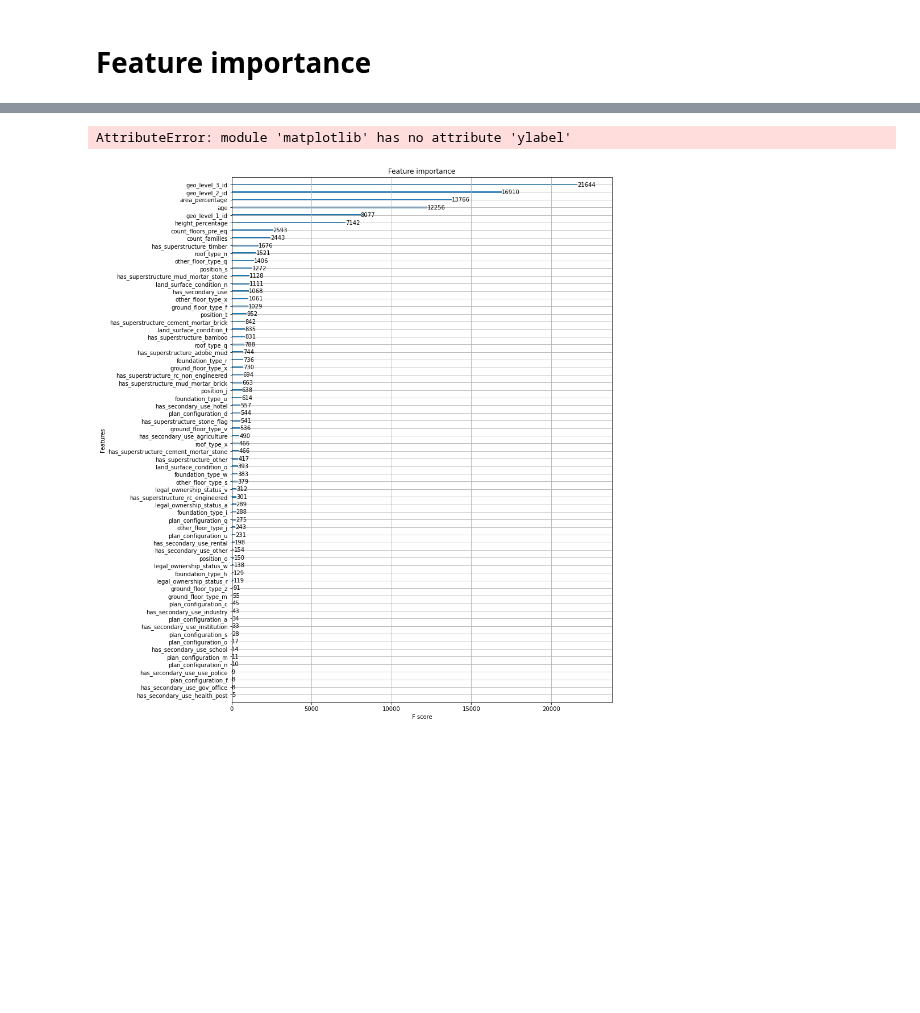
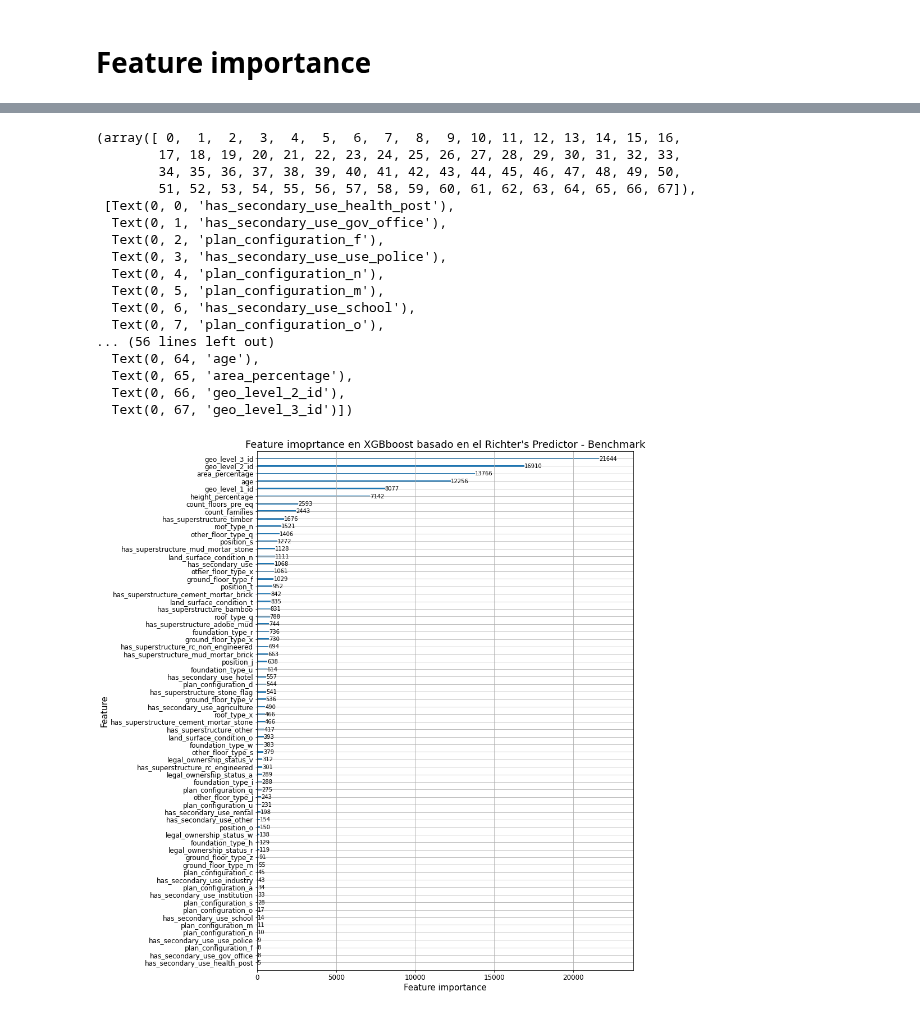
Before and after one commit to GuidoBergman/Datos---TP2-, a Jupyter notebook: tp2_XGB_baseline-continuacion.ipynb, the cells around one changed output, grey strips where cells are left out. Cells and saved outputs as stored; diff of their text form; code cells hidden in the pictures; blank space fills up the shorter version.

```diff
--- a/tp2_XGB_baseline-continuacion.ipynb
+++ b/tp2_XGB_baseline-continuacion.ipynb
@@ -282,16 +282,33 @@ XGBClassifier(base_score=0.5, booster='gbtree', colsample_bylevel=1,
               reg_lambda=1, scale_pos_weight=None, subsample=1,
               tree_method='exact', validate_parameters=1, verbosity=0)
 # %%
-import matplotlib as plt
+import matplotlib.pyplot as plt
 plt.rcParams['figure.figsize'] = [12, 17]
 xgb.plot_importance(xgb_cl)
-plt.xlabel('Feature')
-plt.ylabel('Feature')
-plt.title('Feature imoprtance en xgboost')
-plt.savefig('Feature imoprtance XGBoost baseline.png')
+plt.xlabel('Feature importance',size=15)
+plt.ylabel('Feature', size=15)
+plt.title('Feature imoprtance en XGBboost basado en el Richter\'s Predictor - Benchmark', size=18)
+plt.xticks(size=12)
+plt.yticks(size=12)
 # %% [output]
-AttributeError: module 'matplotlib' has no attribute 'ylabel'
+(array([ 0,  1,  2,  3,  4,  5,  6,  7,  8,  9, 10, 11, 12, 13, 14, 15, 16,
+        17, 18, 19, 20, 21, 22, 23, 24, 25, 26, 27, 28, 29, 30, 31, 32, 33,
+        34, 35, 36, 37, 38, 39, 40, 41, 42, 43, 44, 45, 46, 47, 48, 49, 50,
+        51, 52, 53, 54, 55, 56, 57, 58, 59, 60, 61, 62, 63, 64, 65, 66, 67]),
+ [Text(0, 0, 'has_secondary_use_health_post'),
+  Text(0, 1, 'has_secondary_use_gov_office'),
+  Text(0, 2, 'plan_configuration_f'),
+  Text(0, 3, 'has_secondary_use_use_police'),
+  Text(0, 4, 'plan_configuration_n'),
+  Text(0, 5, 'plan_configuration_m'),
+  Text(0, 6, 'has_secondary_use_school'),
+  Text(0, 7, 'plan_configuration_o'),
+... (56 lines left out)
+  Text(0, 64, 'age'),
+  Text(0, 65, 'area_percentage'),
+  Text(0, 66, 'geo_level_2_id'),
+  Text(0, 67, 'geo_level_3_id')])
-[figure, old version]
+[figure, new version]
 # %%
 xgb_cl =                      XGBClassifier(random_state=2021, max_depth= 10, n_estimators= 100, verbosity=0)
 # %%
```
Also changed, not shown: parts of 1 cell of this notebook, 47 other files.
